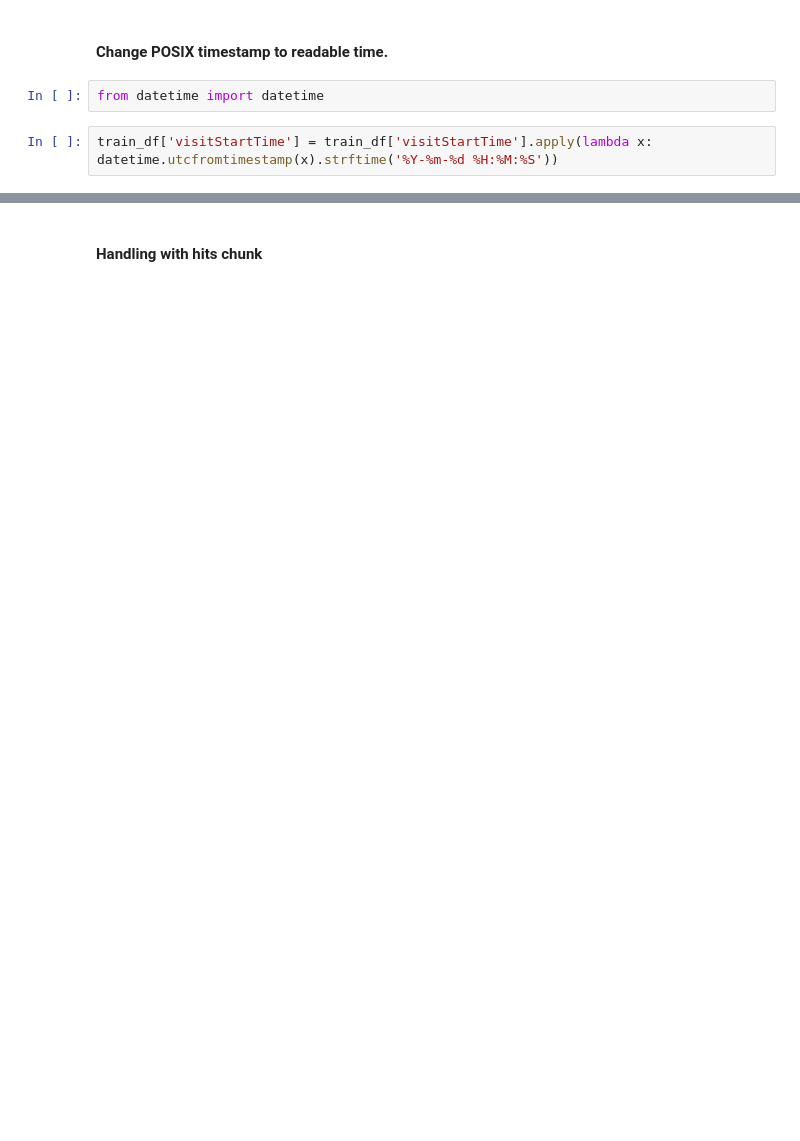
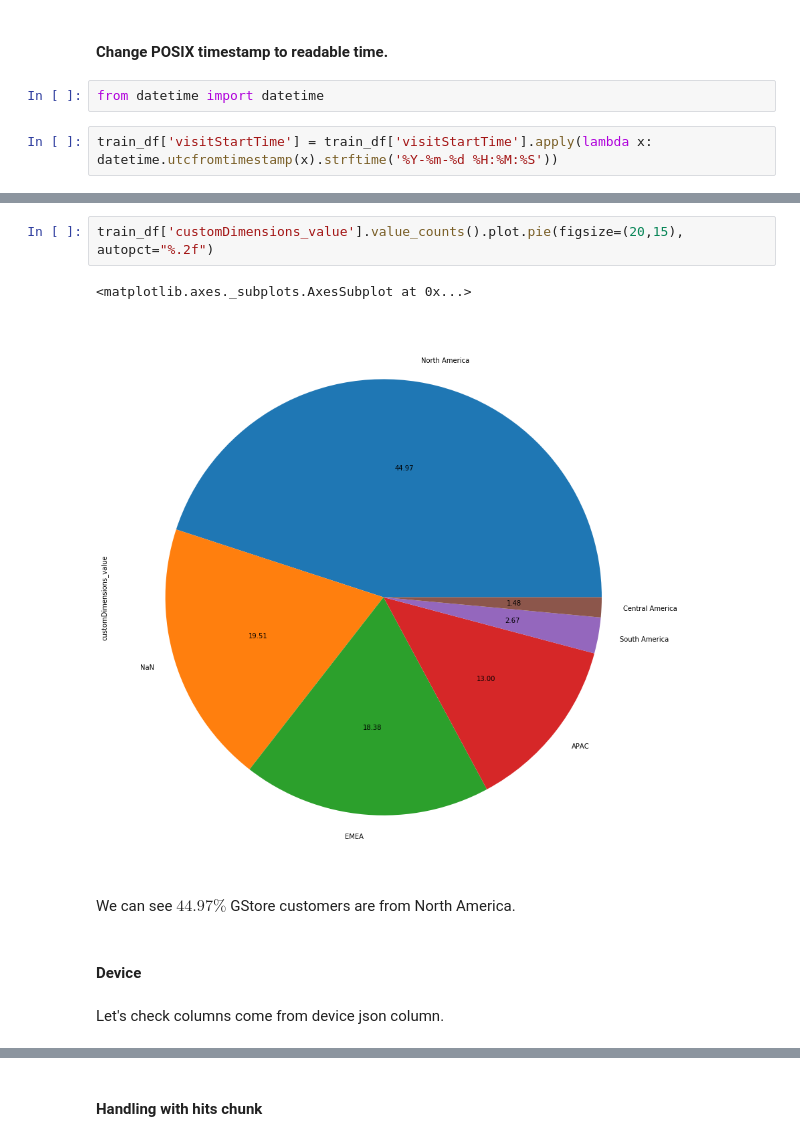
Before and after one commit to sobyl/Google_Analytics_Customer_Revenue_Prediction, a Jupyter notebook: data_explore.ipynb, the cells around one changed output, grey strips where cells are left out. Drawn from its saved outputs; the diff is of its cells as text; blank space fills up the shorter version.

```diff
--- a/data_explore.ipynb
+++ b/data_explore.ipynb
@@ -83,0 +259,11 @@ Name: visitStartTime, dtype: object
+# %%
+train_df['customDimensions_value'].value_counts().plot.pie(figsize=(20,15), autopct="%.2f")
+# %% [output]
+<matplotlib.axes._subplots.AxesSubplot at 0x...>
+[figure, added]
+# %% [markdown]
+We can see $44.97\%$ GStore customers are from North America.
+# %% [markdown]
+#### Device
+# %% [markdown]
+Let's check columns come from device json column.
```
Also changed, not shown: parts of 128 cells of this notebook, 4 other files.
